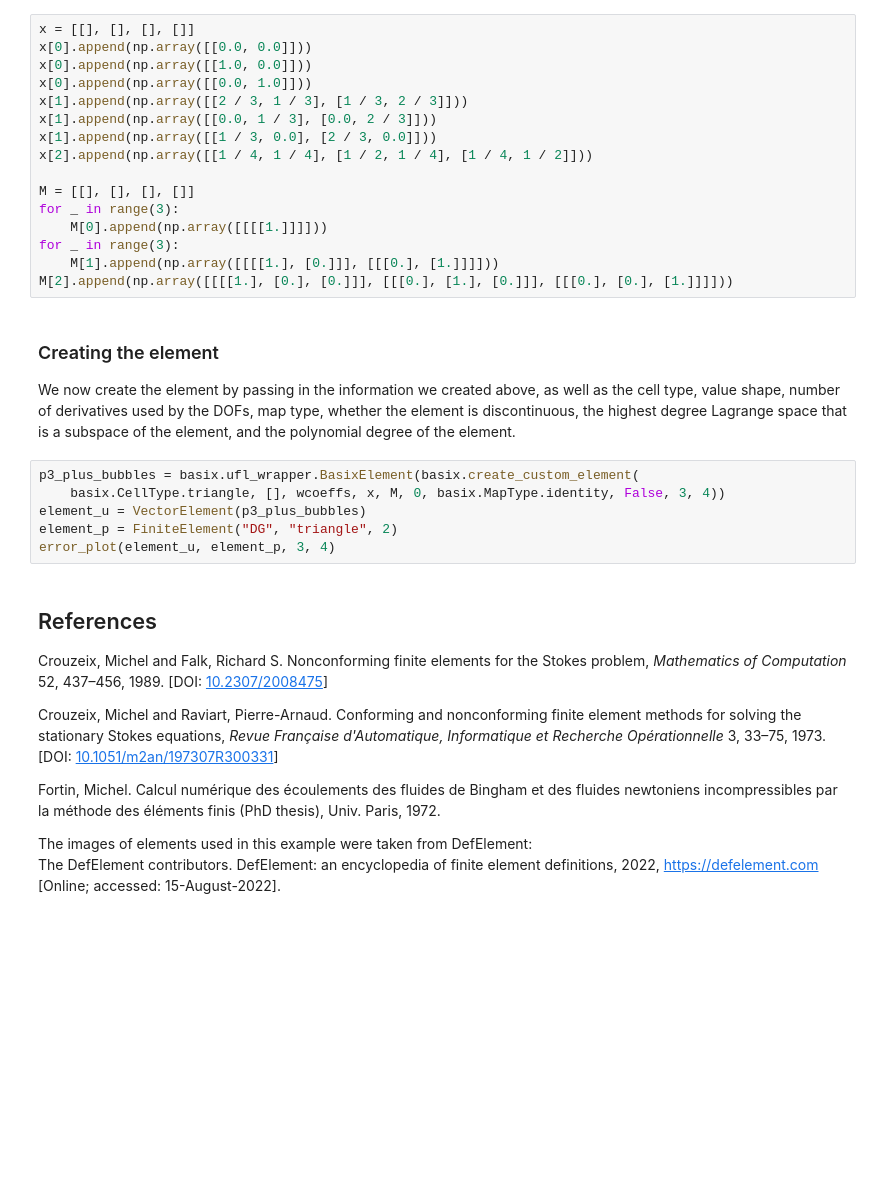
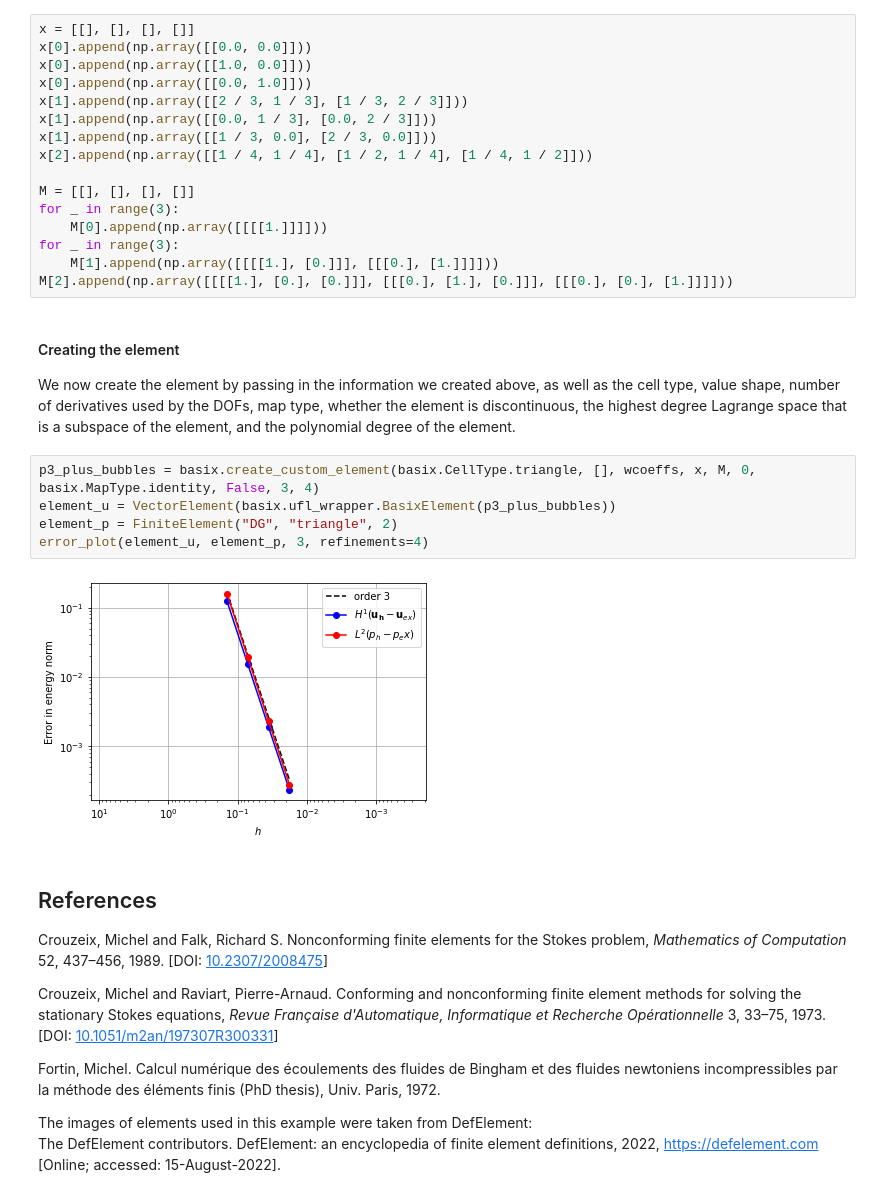
Before and after one commit to jorgensd/fenics22-tutorial, a Jupyter notebook: part3/comparing_elements.ipynb, the cells around one changed output. Saved outputs shown, nothing was run; the diff lists cells and outputs as text; blank space fills up the shorter version.

```diff
--- a/part3/comparing_elements.ipynb
+++ b/part3/comparing_elements.ipynb
@@ -339,15 +359,16 @@ for _ in range(3):
     M[1].append(np.array([[[[1.], [0.]]], [[[0.], [1.]]]]))
 M[2].append(np.array([[[[1.], [0.], [0.]]], [[[0.], [1.], [0.]]], [[[0.], [0.], [1.]]]]))
 # %% [markdown]
-### Creating the element
+#### Creating the element
 
 We now create the element by passing in the information we created above, as well as the cell type, value shape, number of derivatives used by the DOFs, map type, whether the element is discontinuous, the highest degree Lagrange space that is a subspace of the element, and the polynomial degree of the element.
 # %%
-p3_plus_bubbles = basix.ufl_wrapper.BasixElement(basix.create_custom_element(
-    basix.CellType.triangle, [], wcoeffs, x, M, 0, basix.MapType.identity, False, 3, 4))
-element_u = VectorElement(p3_plus_bubbles)
+p3_plus_bubbles = basix.create_custom_element(basix.CellType.triangle, [], wcoeffs, x, M, 0, basix.MapType.identity, False, 3, 4)
+element_u = VectorElement(basix.ufl_wrapper.BasixElement(p3_plus_bubbles))
 element_p = FiniteElement("DG", "triangle", 2)
-error_plot(element_u, element_p, 3, 4)
+error_plot(element_u, element_p, 3, refinements=4)
+# %% [output]
+[figure, added]
 # %% [markdown]
 ## References
 
```
Also changed, not shown: parts of 39 cells of this notebook, 2 other files.
